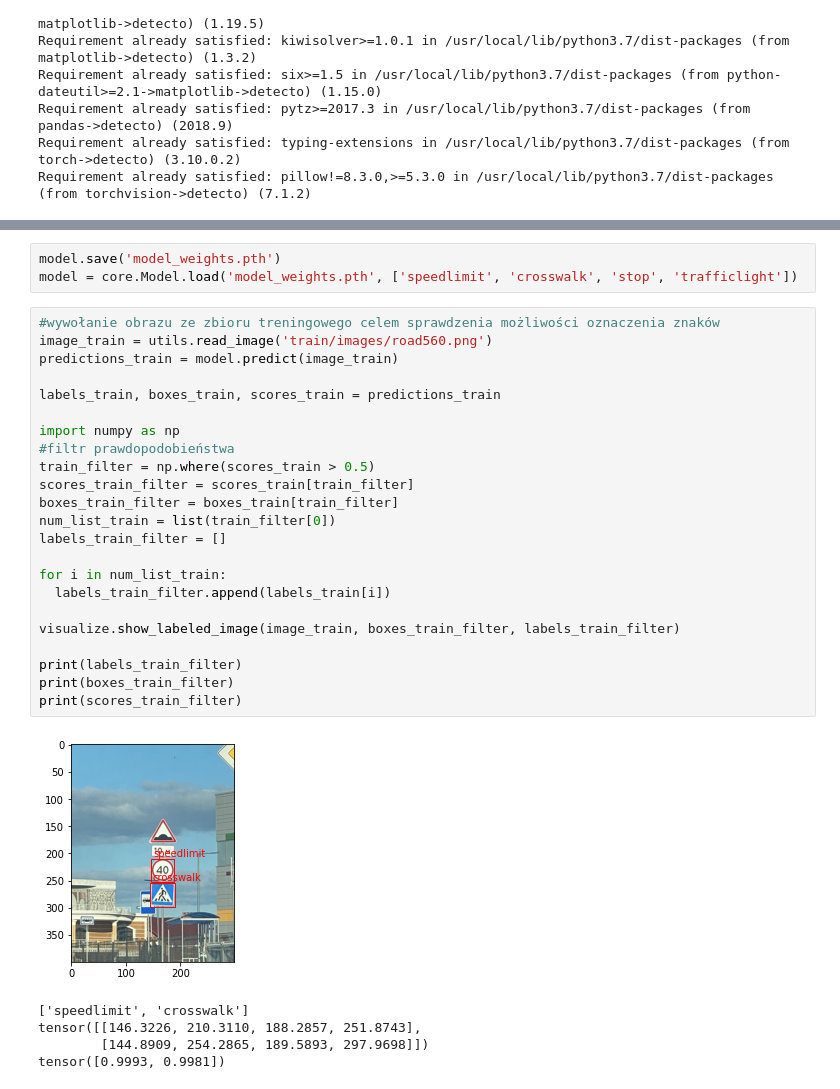
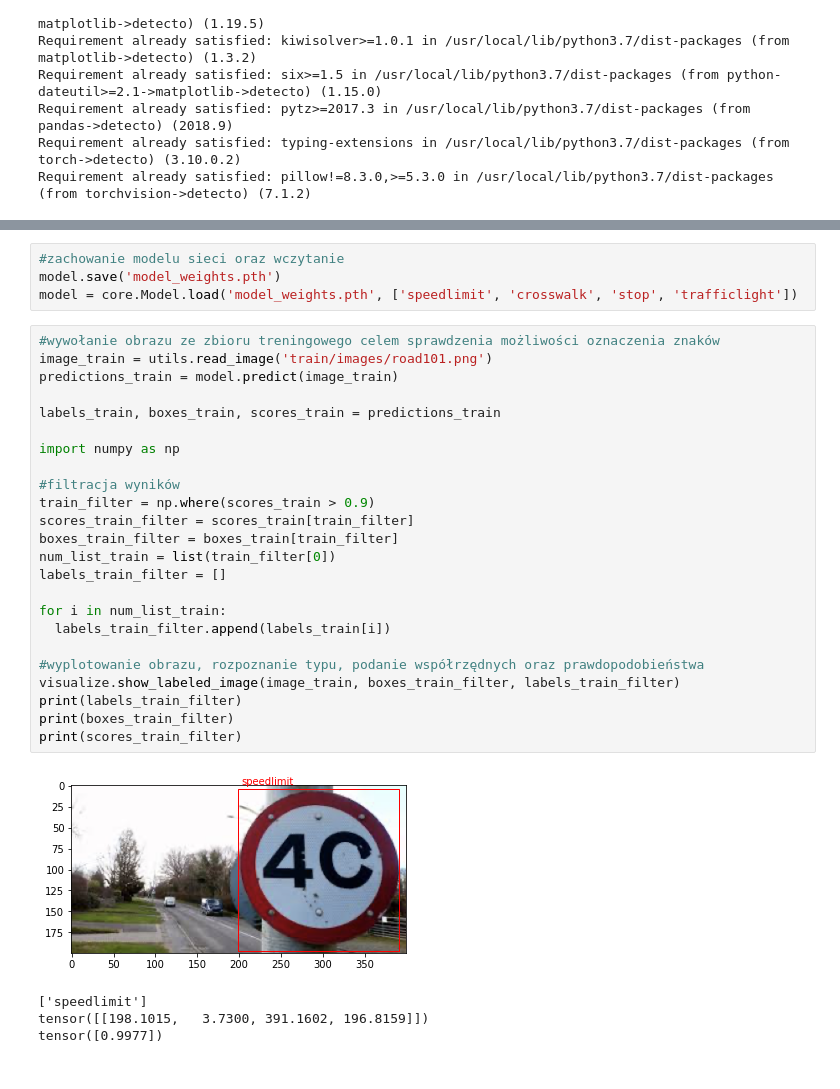
Before and after one commit to Jakub-Pawinski-PP/WdSI_projekt, a Jupyter notebook: road_signs_detection.ipynb, the cells around one changed output, grey strips where cells are left out. Saved outputs shown, nothing was run; the diff lists cells and outputs as text.

```diff
--- a/road_signs_detection.ipynb
+++ b/road_signs_detection.ipynb
@@ -79,36 +63,37 @@ Begin iterating over training dataset
 Epoch 10 of 10
 Begin iterating over training dataset
 # %%
+#zachowanie modelu sieci oraz wczytanie
 model.save('model_weights.pth')
 model = core.Model.load('model_weights.pth', ['speedlimit', 'crosswalk', 'stop', 'trafficlight'])
 # %%
 #wywołanie obrazu ze zbioru treningowego celem sprawdzenia możliwości oznaczenia znaków
-image_train = utils.read_image('train/images/road560.png')
+image_train = utils.read_image('train/images/road101.png')
 predictions_train = model.predict(image_train)
 
 labels_train, boxes_train, scores_train = predictions_train
 
 import numpy as np
-#filtr prawdopodobieństwa
-train_filter = np.where(scores_train > 0.5)
+
+#filtracja wyników
+train_filter = np.where(scores_train > 0.9)
 scores_train_filter = scores_train[train_filter]
 boxes_train_filter = boxes_train[train_filter]
 num_list_train = list(train_filter[0])
 labels_train_filter = []
 
 for i in num_list_train:
   labels_train_filter.append(labels_train[i])
 
+#wyplotowanie obrazu, rozpoznanie typu, podanie współrzędnych oraz prawdopodobieństwa
 visualize.show_labeled_image(image_train, boxes_train_filter, labels_train_filter)
-
 print(labels_train_filter)
 print(boxes_train_filter)
 print(scores_train_filter)
 # %% [output]
-[figure, old version]
+[figure, new version]
-['speedlimit', 'crosswalk']
-tensor([[146.3226, 210.3110, 188.2857, 251.8743],
-        [144.8909, 254.2865, 189.5893, 297.9698]])
-tensor([0.9993, 0.9981])
+['speedlimit']
+tensor([[198.1015,   3.7300, 391.1602, 196.8159]])
+tensor([0.9977])
 # %%
 #wywołanie obrazu ze zbioru testowego celem sprawdzenia możliwości oznaczenia znaków
```
Also changed, not shown: parts of 4 cells of this notebook.
